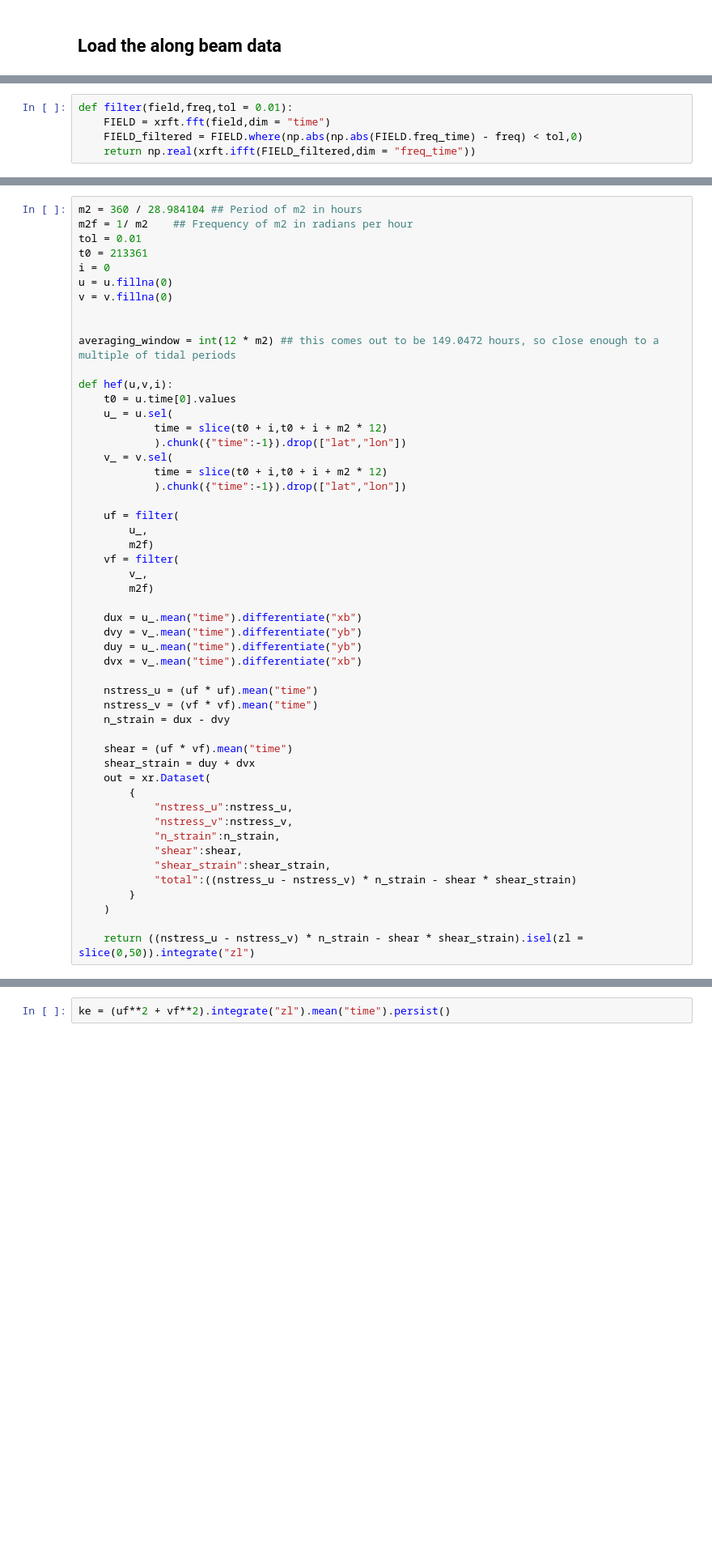
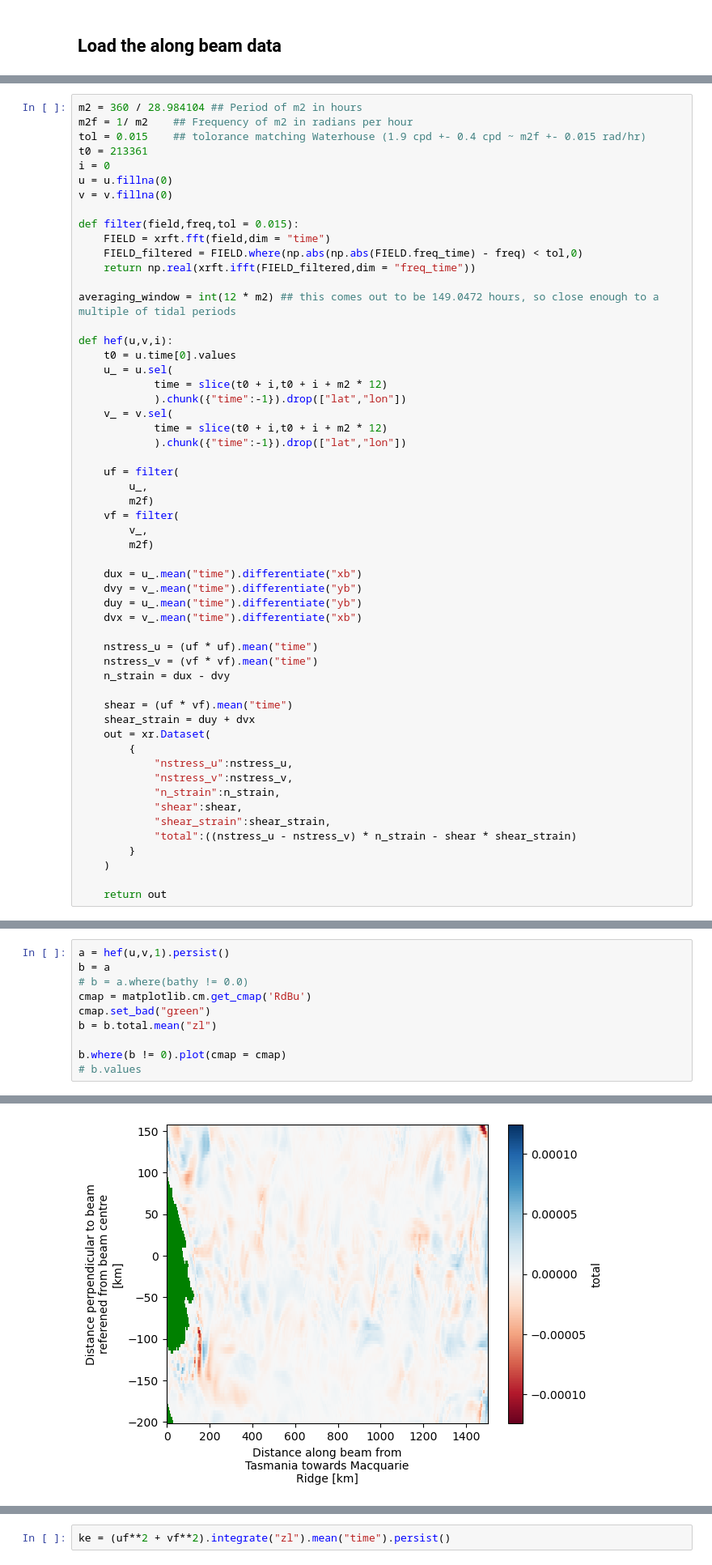
Before and after one commit to ashjbarnes/tasman-tides, a Jupyter notebook: notebooks/analysis/draft horizontal flux.ipynb, the cells around one changed output, grey strips where cells are left out. Shown at 81% size. Cells and saved outputs as stored; diff of their text form; blank space fills up the shorter version.

```diff
--- a/notebooks/analysis/draft horizontal flux.ipynb
+++ b/notebooks/analysis/draft horizontal flux.ipynb
@@ -40,11 +40,6 @@ loop:
 4. previous data = new data
 
 Continue until we run out of complete 10 tidal period chunks of data. Then, save the last 5 tidal periods as the final part of time series.
-# %%
-def filter(field,freq,tol = 0.01):
-    FIELD = xrft.fft(field,dim = "time")
-    FIELD_filtered = FIELD.where(np.abs(np.abs(FIELD.freq_time) - freq) < tol,0)
-    return np.real(xrft.ifft(FIELD_filtered,dim = "freq_time"))
 # %%
 uf = filter(
     u.sel(
@@ -66,12 +61,16 @@ plt.figure()
 # %%
 m2 = 360 / 28.984104 ## Period of m2 in hours
 m2f = 1/ m2    ## Frequency of m2 in radians per hour
-tol = 0.01
+tol = 0.015    ## tolorance matching Waterhouse (1.9 cpd +- 0.4 cpd ~ m2f +- 0.015 rad/hr)
 t0 = 213361
 i = 0
 u = u.fillna(0)
 v = v.fillna(0)
 
+def filter(field,freq,tol = 0.015):
+    FIELD = xrft.fft(field,dim = "time")
+    FIELD_filtered = FIELD.where(np.abs(np.abs(FIELD.freq_time) - freq) < tol,0)
+    return np.real(xrft.ifft(FIELD_filtered,dim = "freq_time"))
 
 averaging_window = int(12 * m2) ## this comes out to be 149.0472 hours, so close enough to a multiple of tidal periods
 
@@ -113,4 +112,4 @@ def hef(u,v,i):
         }
     )
 
-    return ((nstress_u - nstress_v) * n_strain - shear * shear_strain).isel(zl = slice(0,50)).integrate("zl")
+    return out
@@ -116,0 +123,11 @@ def hef(u,v,i):
+# %%
+a = hef(u,v,1).persist()
+b = a
+# b = a.where(bathy != 0.0)
+cmap = matplotlib.cm.get_cmap('RdBu')
+cmap.set_bad("green")
+b = b.total.mean("zl")
+
+b.where(b != 0).plot(cmap = cmap)
+# b.values
+# %% [output]
@@ -116,0 +135 @@ def hef(u,v,i):
+[figure, added]
```
Also changed, not shown: parts of 5 cells of this notebook, 3 other files.
